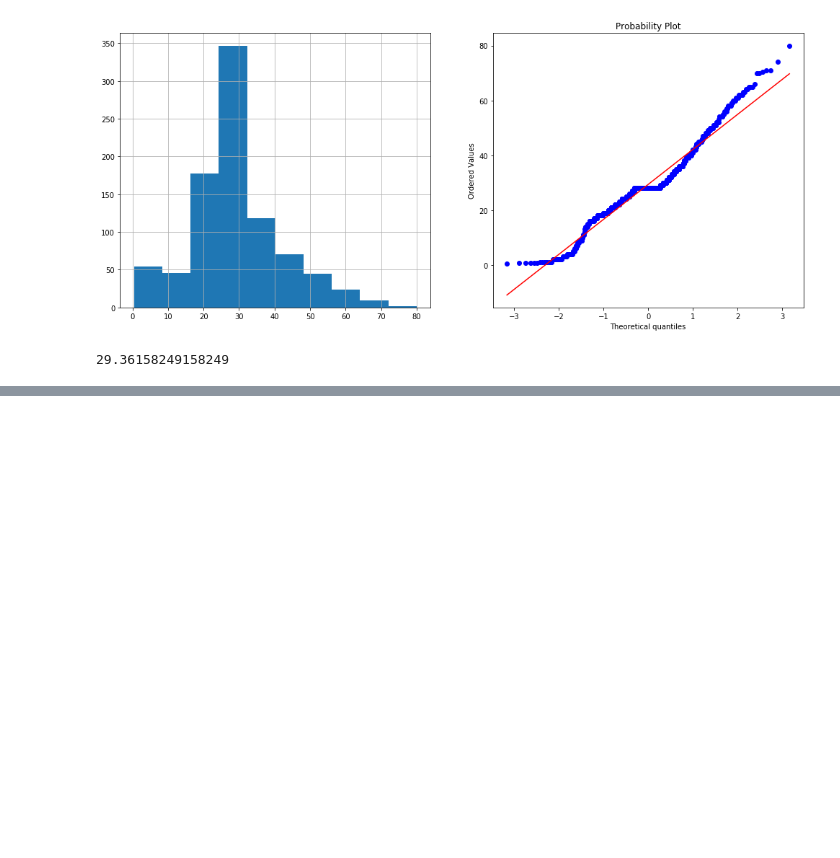
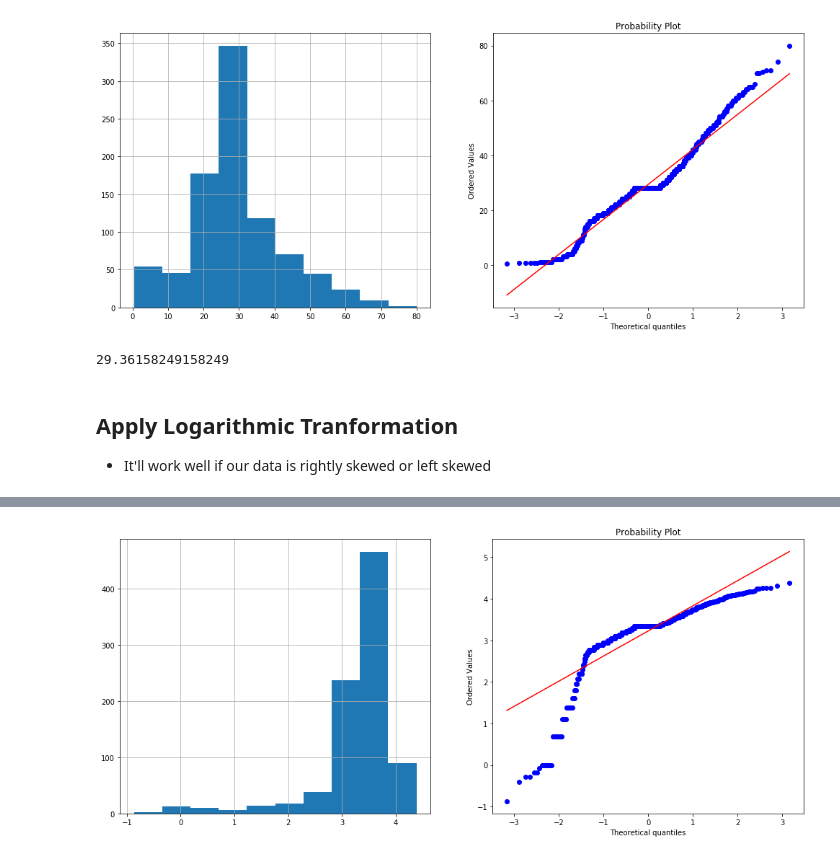
Before and after one commit to dheeraj-2000/EDA-FeatureEng-FeatureSelection-Prediction, a Jupyter notebook: Feature_Engineering/Guassian Transformation/Logarithmic Transformation.ipynb, the cells around one changed output, grey strips where cells are left out. Drawn from its saved outputs; the diff is of its cells as text; code cells hidden in the pictures; blank space fills up the shorter version.

Commit message:
added Guassian Tranformation

```diff
--- a/Feature_Engineering/Guassian Transformation/Logarithmic Transformation.ipynb
+++ b/Feature_Engineering/Guassian Transformation/Logarithmic Transformation.ipynb
@@ -45,3 +45,10 @@ plot_fun(df, 'Age')
 df.Age.mean()
 # %% [output]
 29.36158249158249
+# %% [markdown]
+## Apply Logarithmic Tranformation
+- It'll work well if our data is rightly skewed or left skewed
+# %%
+df['Age_log'] = np.log(df['Age'])
+plot_fun(df, 'Age_log')
+# %% [output]
@@ -47,0 +58 @@ df.Age.mean()
+[figure, added]
```
Also changed, not shown: parts of 2 cells of this notebook.
